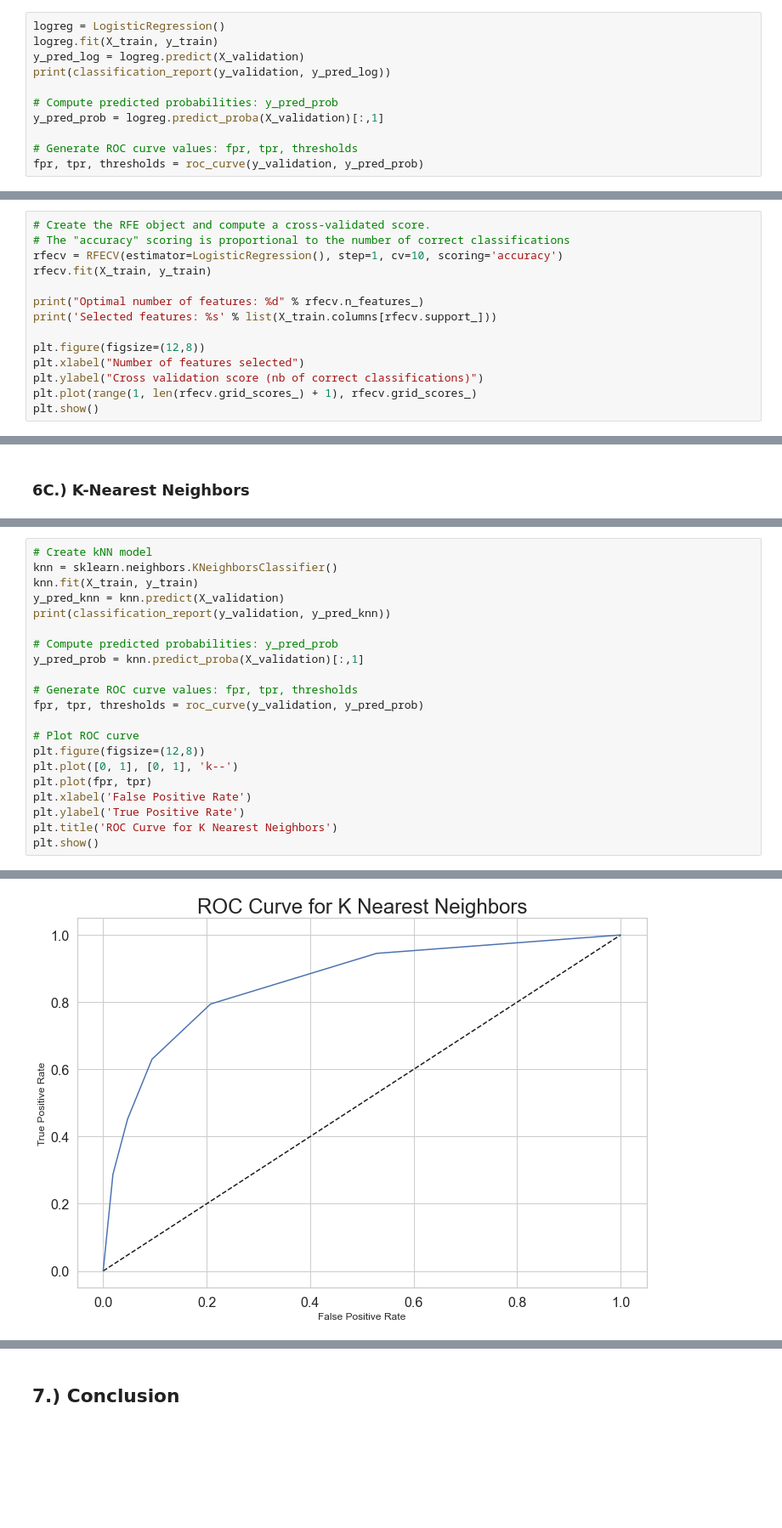
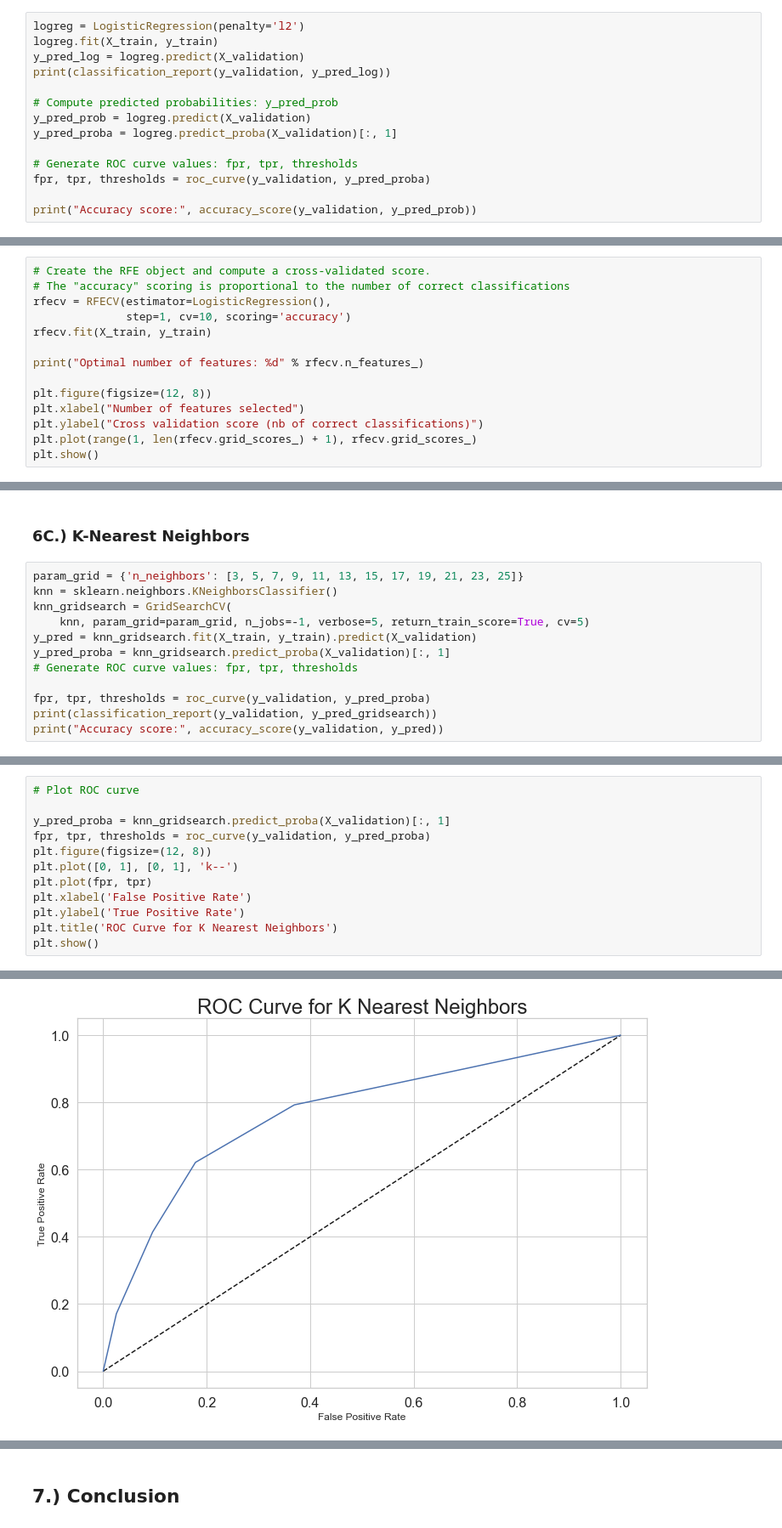
Before and after one commit to toshimelonhead/titanic, a Jupyter notebook: Titanic.ipynb, the cells around one changed output, grey strips where cells are left out. Shown: that part at 85% size. Cells and saved outputs as stored; diff of their text form; blank space fills up the shorter version.

```diff
--- a/Titanic.ipynb
+++ b/Titanic.ipynb
@@ -369,16 +545,19 @@ print(X_test.shape)
 # %% [markdown]
 ### 6A.) Logistic Regression
 # %%
-logreg = LogisticRegression()
+logreg = LogisticRegression(penalty='l2')
 logreg.fit(X_train, y_train)
 y_pred_log = logreg.predict(X_validation)
 print(classification_report(y_validation, y_pred_log))
 
 # Compute predicted probabilities: y_pred_prob
-y_pred_prob = logreg.predict_proba(X_validation)[:,1]
+y_pred_prob = logreg.predict(X_validation)
+y_pred_proba = logreg.predict_proba(X_validation)[:, 1]
 
 # Generate ROC curve values: fpr, tpr, thresholds
-fpr, tpr, thresholds = roc_curve(y_validation, y_pred_prob)
+fpr, tpr, thresholds = roc_curve(y_validation, y_pred_proba)
+
+print("Accuracy score:", accuracy_score(y_validation, y_pred_prob))
 # %% [output]
               precision    recall  f1-score   support
 
@@ -402,13 +583,13 @@ plt.show()
 # %%
 # Create the RFE object and compute a cross-validated score.
 # The "accuracy" scoring is proportional to the number of correct classifications
-rfecv = RFECV(estimator=LogisticRegression(), step=1, cv=10, scoring='accuracy')
+rfecv = RFECV(estimator=LogisticRegression(),
+              step=1, cv=10, scoring='accuracy')
 rfecv.fit(X_train, y_train)
 
 print("Optimal number of features: %d" % rfecv.n_features_)
-print('Selected features: %s' % list(X_train.columns[rfecv.support_]))
 
-plt.figure(figsize=(12,8))
+plt.figure(figsize=(12, 8))
 plt.xlabel("Number of features selected")
 plt.ylabel("Cross validation score (nb of correct classifications)")
 plt.plot(range(1, len(rfecv.grid_scores_) + 1), rfecv.grid_scores_)
@@ -495,2 +699,14 @@ plt.show()
 # %% [markdown]
 ### 6C.) K-Nearest Neighbors
+# %%
+param_grid = {'n_neighbors': [3, 5, 7, 9, 11, 13, 15, 17, 19, 21, 23, 25]}
+knn = sklearn.neighbors.KNeighborsClassifier()
+knn_gridsearch = GridSearchCV(
+    knn, param_grid=param_grid, n_jobs=-1, verbose=5, return_train_score=True, cv=5)
+y_pred = knn_gridsearch.fit(X_train, y_train).predict(X_validation)
+y_pred_proba = knn_gridsearch.predict_proba(X_validation)[:, 1]
+# Generate ROC curve values: fpr, tpr, thresholds
+
+fpr, tpr, thresholds = roc_curve(y_validation, y_pred_proba)
+print(classification_report(y_validation, y_pred_gridsearch))
+print("Accuracy score:", accuracy_score(y_validation, y_pred))
@@ -497,18 +732,9 @@ plt.show()
 # %%
-# Create kNN model
-knn = sklearn.neighbors.KNeighborsClassifier()
-knn.fit(X_train, y_train)
-y_pred_knn = knn.predict(X_validation)
-print(classification_report(y_validation, y_pred_knn))
+# Plot ROC curve
 
-# Compute predicted probabilities: y_pred_prob
-y_pred_prob = knn.predict_proba(X_validation)[:,1]
-
-# Generate ROC curve values: fpr, tpr, thresholds
-fpr, tpr, thresholds = roc_curve(y_validation, y_pred_prob)
-
-# Plot ROC curve
-plt.figure(figsize=(12,8))
+y_pred_proba = knn_gridsearch.predict_proba(X_validation)[:, 1]
+fpr, tpr, thresholds = roc_curve(y_validation, y_pred_proba)
+plt.figure(figsize=(12, 8))
 plt.plot([0, 1], [0, 1], 'k--')
 plt.plot(fpr, tpr)
 plt.xlabel('False Positive Rate')
@@ -527 +745 @@ weighted avg       0.80      0.79      0.79       179
-[figure, old version]
+[figure, new version]
```
Also changed, not shown: parts of 57 cells of this notebook.
